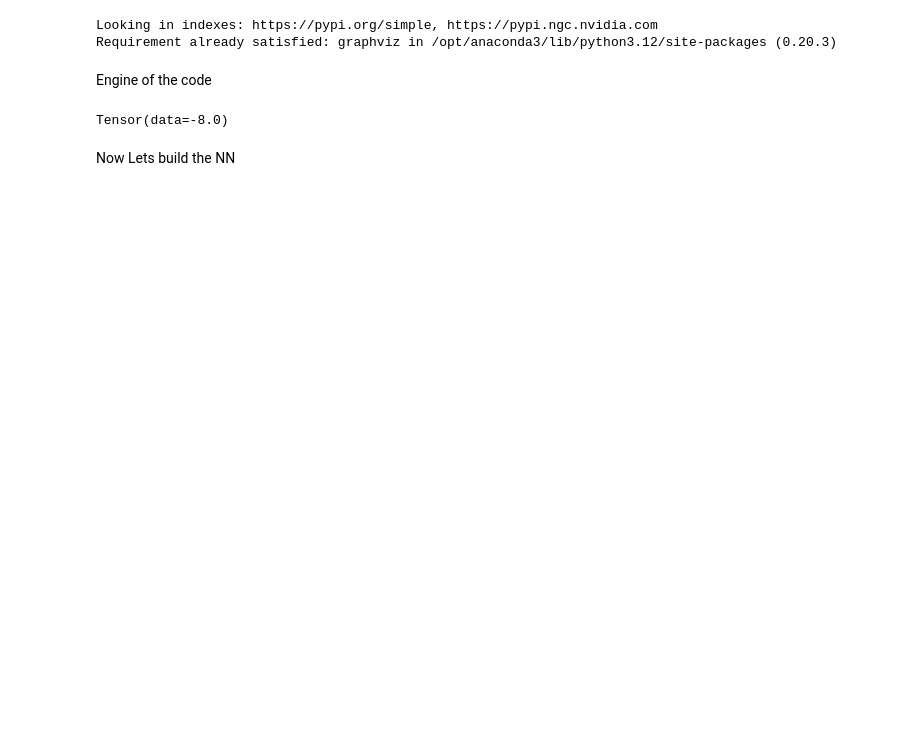
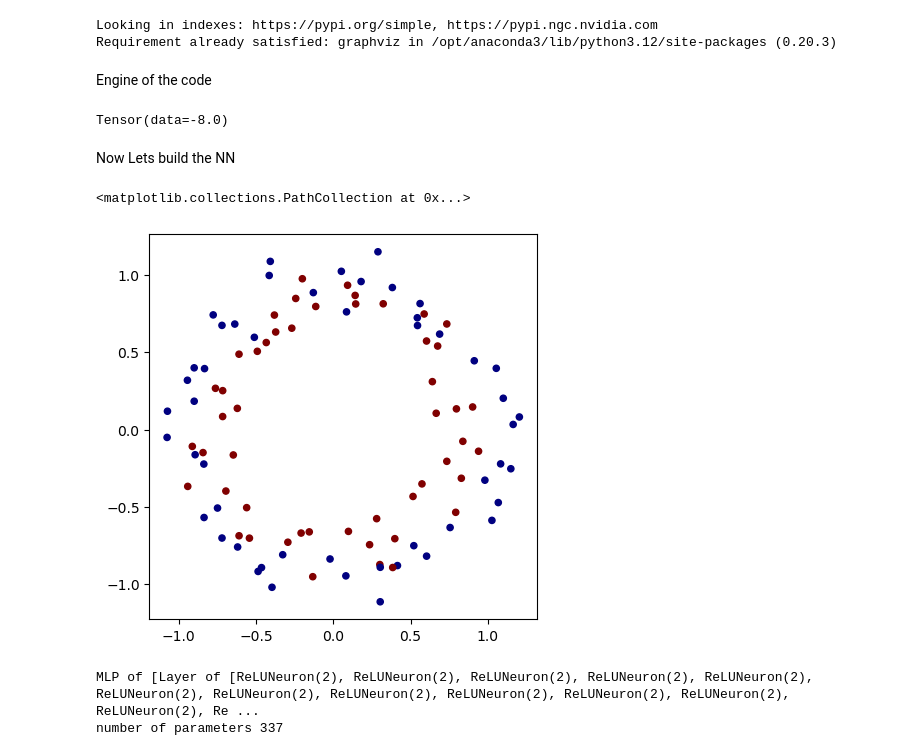
Before and after one commit to Ryanike1022/Micrograd, a Jupyter notebook: Micrograd/Micrograd.ipynb, the cells around one changed output. Cells and saved outputs as stored; diff of their text form; code cells hidden in the pictures; blank space fills up the shorter version.

```diff
--- a/Micrograd/Micrograd.ipynb
+++ b/Micrograd/Micrograd.ipynb
@@ -286,0 +295,21 @@ class MLP(Module):
+# %%
+# make up a dataset
+
+from sklearn.datasets import make_circles
+X, y = make_circles(n_samples=100, noise=0.1)
+
+y = y*2 - 1 # make y be -1 or 1
+# visualize in 2D
+plt.figure(figsize=(5,5))
+plt.scatter(X[:,0], X[:,1], c=y, s=20, cmap='jet')
+# %% [output]
+<matplotlib.collections.PathCollection at 0x...>
+[figure, added]
+# %%
+# initialize a model
+model = MLP(2, [16, 16, 1]) # 2-layer neural network
+print(model)
+print("number of parameters", len(model.parameters()))
+# %% [output]
+MLP of [Layer of [ReLUNeuron(2), ReLUNeuron(2), ReLUNeuron(2), ReLUNeuron(2), ReLUNeuron(2), ReLUNeuron(2), ReLUNeuron(2), ReLUNeuron(2), ReLUNeuron(2), ReLUNeuron(2), ReLUNeuron(2), ReLUNeuron(2), Re ...
+number of parameters 337
```
Also changed, not shown: parts of 5 cells of this notebook.
